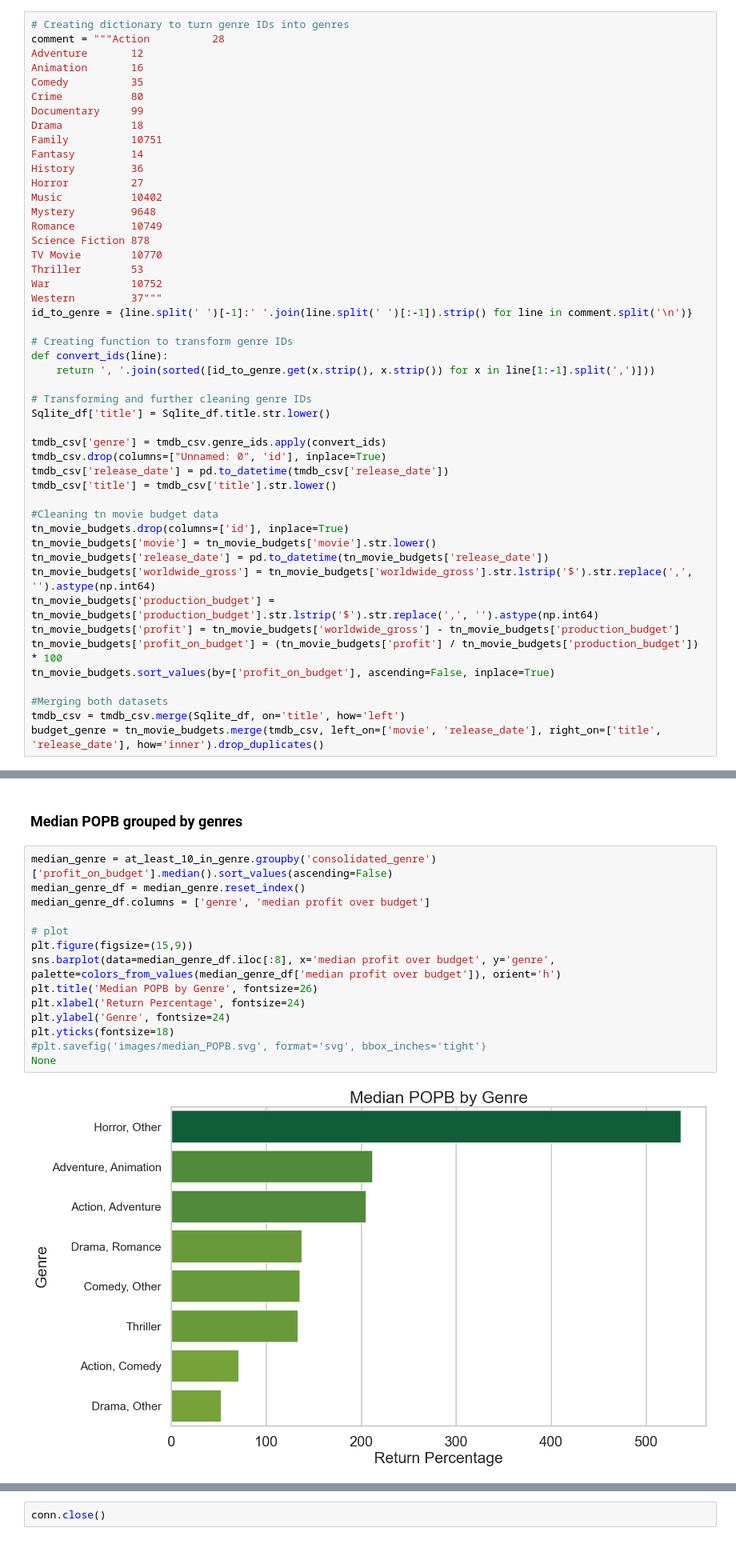
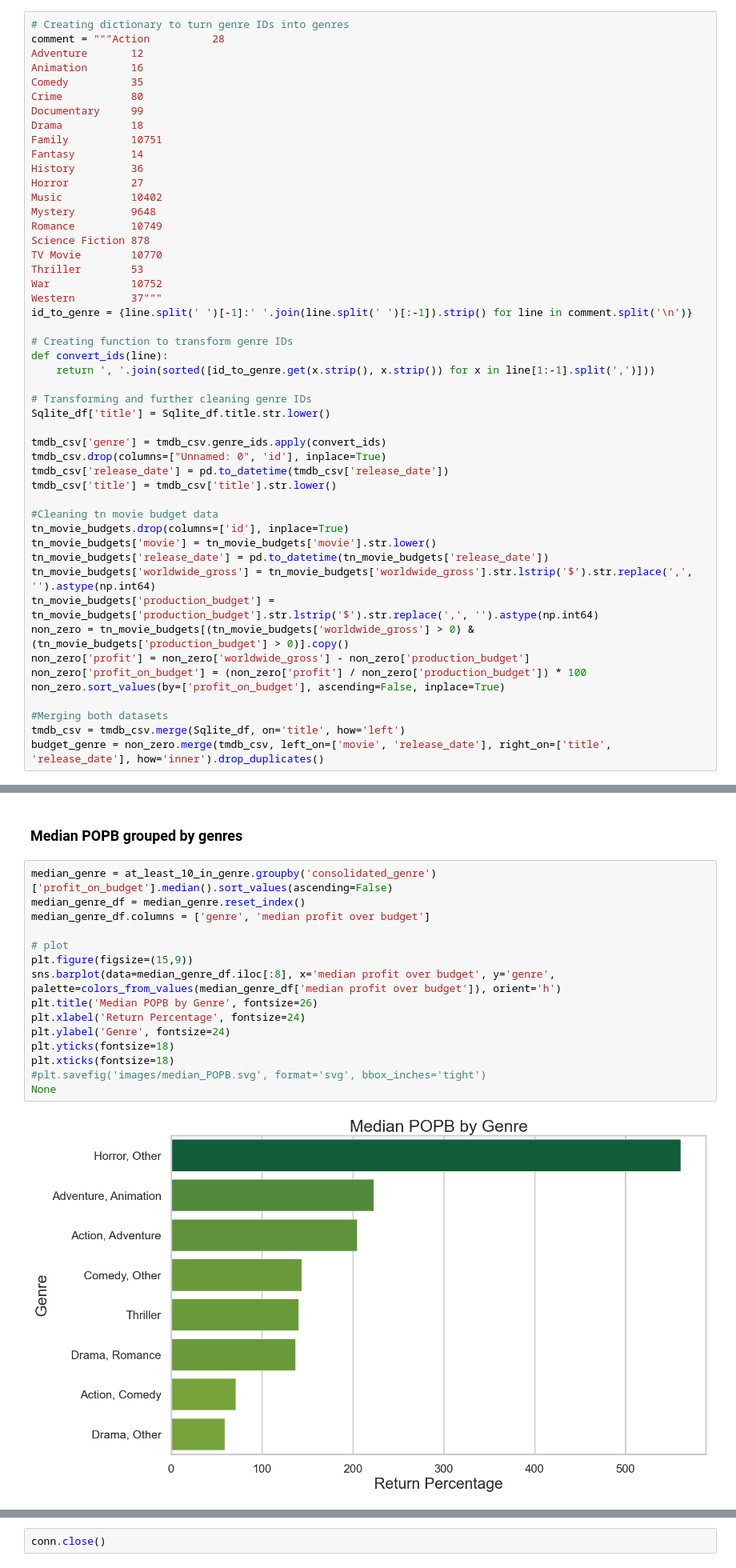
Before and after one commit to bkokin/semester_1_capstone, a Jupyter notebook: Capstone 1.ipynb, the cells around one changed output, grey strips where cells are left out. Shown at 80% size. Cells and saved outputs as stored; diff of their text form.

Commit message:
Add production budget distribution boxplot, change order of group consolidation, filter out zero revenue films

```diff
--- a/Capstone 1.ipynb
+++ b/Capstone 1.ipynb
@@ -77,11 +77,12 @@ tn_movie_budgets['movie'] = tn_movie_budgets['movie'].str.lower()
 tn_movie_budgets['release_date'] = pd.to_datetime(tn_movie_budgets['release_date'])
 tn_movie_budgets['worldwide_gross'] = tn_movie_budgets['worldwide_gross'].str.lstrip('$').str.replace(',', '').astype(np.int64)
 tn_movie_budgets['production_budget'] = tn_movie_budgets['production_budget'].str.lstrip('$').str.replace(',', '').astype(np.int64)
-tn_movie_budgets['profit'] = tn_movie_budgets['worldwide_gross'] - tn_movie_budgets['production_budget']
-tn_movie_budgets['profit_on_budget'] = (tn_movie_budgets['profit'] / tn_movie_budgets['production_budget']) * 100
-tn_movie_budgets.sort_values(by=['profit_on_budget'], ascending=False, inplace=True)
+non_zero = tn_movie_budgets[(tn_movie_budgets['worldwide_gross'] > 0) & (tn_movie_budgets['production_budget'] > 0)].copy()
+non_zero['profit'] = non_zero['worldwide_gross'] - non_zero['production_budget']
+non_zero['profit_on_budget'] = (non_zero['profit'] / non_zero['production_budget']) * 100
+non_zero.sort_values(by=['profit_on_budget'], ascending=False, inplace=True)
 
 #Merging both datasets
 tmdb_csv = tmdb_csv.merge(Sqlite_df, on='title', how='left')
-budget_genre = tn_movie_budgets.merge(tmdb_csv, left_on=['movie', 'release_date'], right_on=['title', 'release_date'], how='inner').drop_duplicates()
+budget_genre = non_zero.merge(tmdb_csv, left_on=['movie', 'release_date'], right_on=['title', 'release_date'], how='inner').drop_duplicates()
 # %% [markdown]
@@ -182,16 +185,17 @@ at_least_10_in_genre['consolidated_genre'] = at_least_10_in_genre['genre'].apply
 # %%
 median_genre = at_least_10_in_genre.groupby('consolidated_genre')['profit_on_budget'].median().sort_values(ascending=False)
 median_genre_df = median_genre.reset_index()
 median_genre_df.columns = ['genre', 'median profit over budget']
 
 # plot
 plt.figure(figsize=(15,9))
 sns.barplot(data=median_genre_df.iloc[:8], x='median profit over budget', y='genre', palette=colors_from_values(median_genre_df['median profit over budget']), orient='h')
 plt.title('Median POPB by Genre', fontsize=26)
 plt.xlabel('Return Percentage', fontsize=24)
 plt.ylabel('Genre', fontsize=24)
 plt.yticks(fontsize=18)
+plt.xticks(fontsize=18)
 #plt.savefig('images/median_POPB.svg', format='svg', bbox_inches='tight')
 None
 # %% [output]
-[figure, old version]
+[figure, new version]
```
Also changed, not shown: parts of 11 cells of this notebook, 4 other files.
